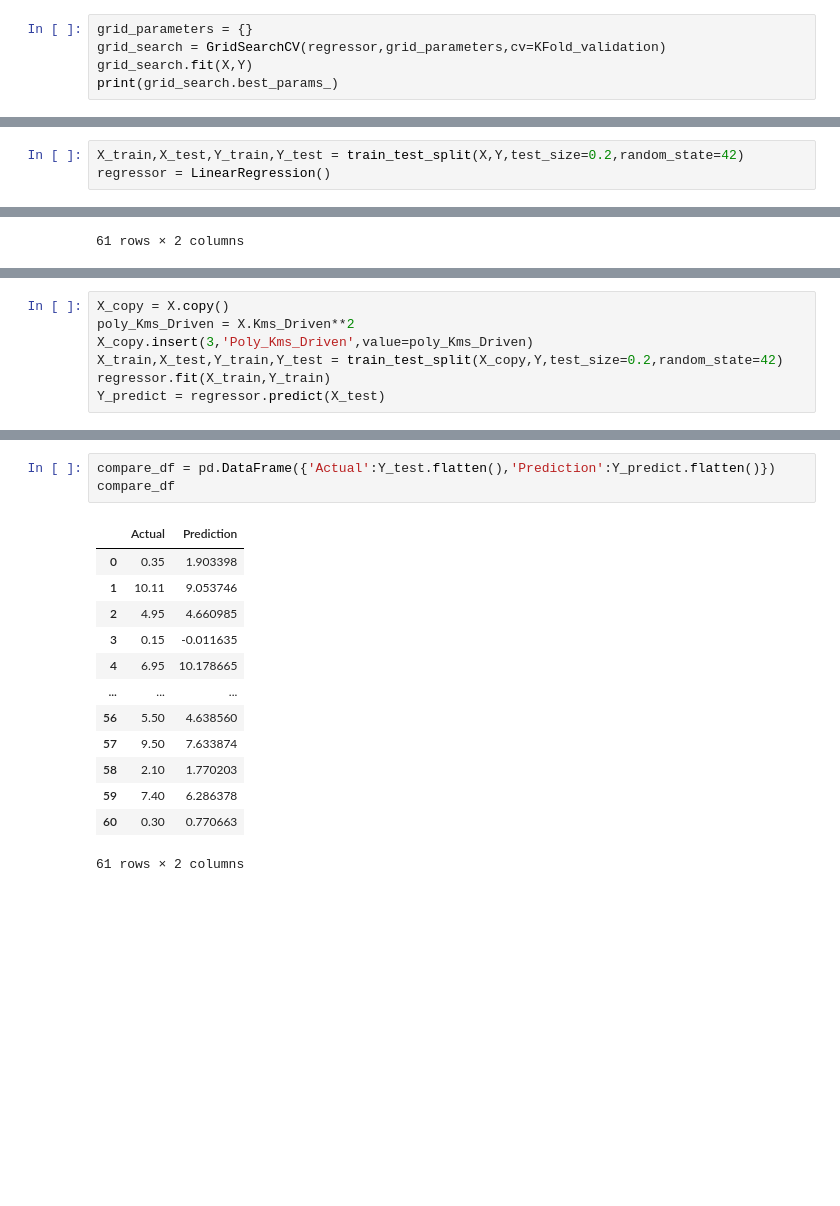
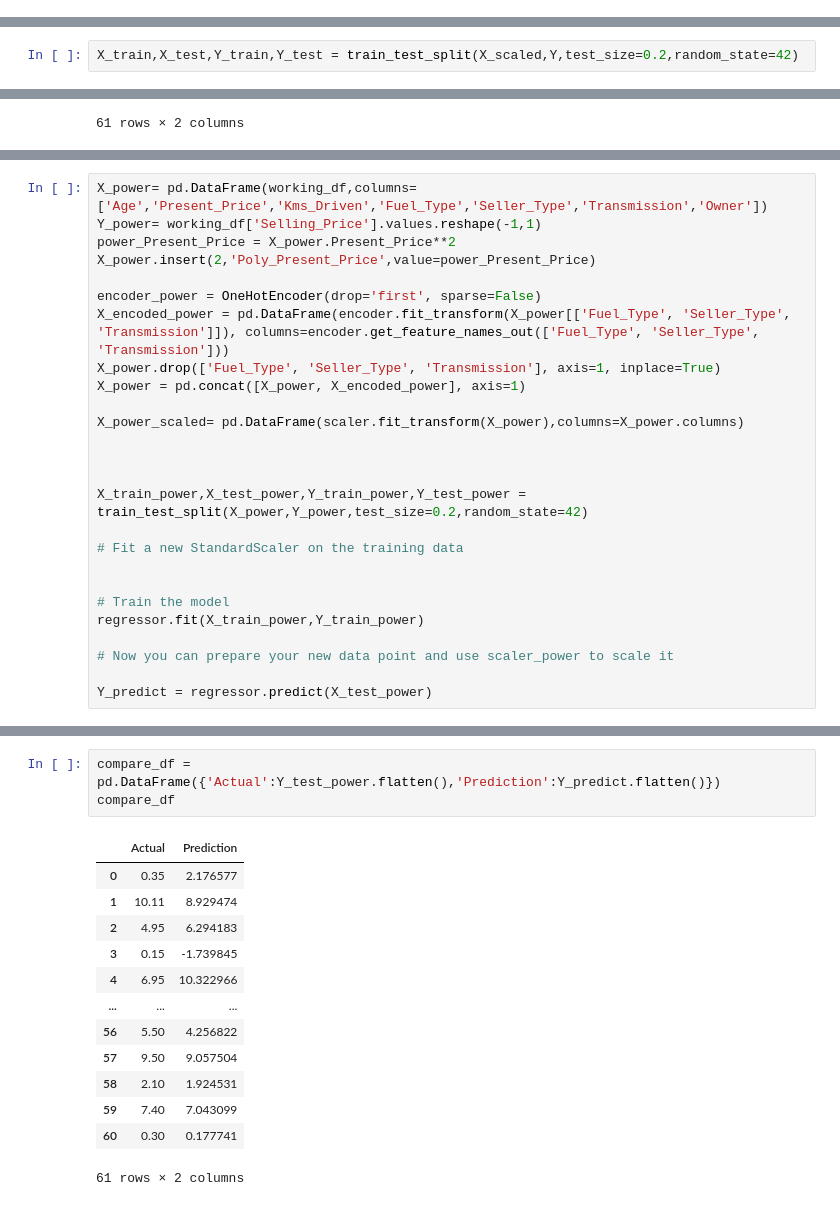
Before and after one commit to sntk-76/car-price-estimation-, a Jupyter notebook: car_estimation_price.ipynb, the cells around one changed output, grey strips where cells are left out. Cells and saved outputs as stored; diff of their text form; blank space fills up the shorter version.

```diff
--- a/car_estimation_price.ipynb
+++ b/car_estimation_price.ipynb
@@ -144,5 +160,0 @@ print(np.mean(result_1))
-# %%
-grid_parameters = {}
-grid_search = GridSearchCV(regressor,grid_parameters,cv=KFold_validation)
-grid_search.fit(X,Y)
-print(grid_search.best_params_)
@@ -151,6 +161,5 @@ print(grid_search.best_params_)
 # %%
-X_train,X_test,Y_train,Y_test = train_test_split(X,Y,test_size=0.2,random_state=42)
-regressor = LinearRegression()
+X_train,X_test,Y_train,Y_test = train_test_split(X_scaled,Y,test_size=0.2,random_state=42)
 # %%
 regressor.fit(X_train,Y_train)
 result_2 = regressor.score(X_test,Y_test)
@@ -224,8 +233,27 @@ R2 Score:  0.8489813024897566
-# %%
-X_copy = X.copy()
-poly_Kms_Driven = X.Kms_Driven**2
-X_copy.insert(3,'Poly_Kms_Driven',value=poly_Kms_Driven)
-X_train,X_test,Y_train,Y_test = train_test_split(X_copy,Y,test_size=0.2,random_state=42)
-regressor.fit(X_train,Y_train)
-Y_predict = regressor.predict(X_test)
+# %%
+X_power= pd.DataFrame(working_df,columns=['Age','Present_Price','Kms_Driven','Fuel_Type','Seller_Type','Transmission','Owner'])
+Y_power= working_df['Selling_Price'].values.reshape(-1,1)
+power_Present_Price = X_power.Present_Price**2
+X_power.insert(2,'Poly_Present_Price',value=power_Present_Price)
+
+encoder_power = OneHotEncoder(drop='first', sparse=False)
+X_encoded_power = pd.DataFrame(encoder.fit_transform(X_power[['Fuel_Type', 'Seller_Type', 'Transmission']]), columns=encoder.get_feature_names_out(['Fuel_Type', 'Seller_Type', 'Transmission']))
+X_power.drop(['Fuel_Type', 'Seller_Type', 'Transmission'], axis=1, inplace=True)
+X_power = pd.concat([X_power, X_encoded_power], axis=1)
+
+X_power_scaled= pd.DataFrame(scaler.fit_transform(X_power),columns=X_power.columns)
+
+
+
+X_train_power,X_test_power,Y_train_power,Y_test_power = train_test_split(X_power,Y_power,test_size=0.2,random_state=42)
+
+# Fit a new StandardScaler on the training data
+
+
+# Train the model
+regressor.fit(X_train_power,Y_train_power)
+
+# Now you can prepare your new data point and use scaler_power to scale it
+
+Y_predict = regressor.predict(X_test_power)
 # %%
@@ -248,18 +276,18 @@ Intercept is equal to : [2.75074196] and Coefficient is equal to : [[-3.42511421
 # %%
-compare_df = pd.DataFrame({'Actual':Y_test.flatten(),'Prediction':Y_predict.flatten()})
+compare_df = pd.DataFrame({'Actual':Y_test_power.flatten(),'Prediction':Y_predict.flatten()})
 compare_df
 # %% [output]
 |  | Actual | Prediction |
-| 0 | 0.35 | 1.903398 |
-| 1 | 10.11 | 9.053746 |
-| 2 | 4.95 | 4.660985 |
-| 3 | 0.15 | -0.011635 |
-| 4 | 6.95 | 10.178665 |
+| 0 | 0.35 | 2.176577 |
+| 1 | 10.11 | 8.929474 |
+| 2 | 4.95 | 6.294183 |
+| 3 | 0.15 | -1.739845 |
+| 4 | 6.95 | 10.322966 |
 | ... | ... | ... |
-| 56 | 5.50 | 4.638560 |
-| 57 | 9.50 | 7.633874 |
-| 58 | 2.10 | 1.770203 |
-| 59 | 7.40 | 6.286378 |
-| 60 | 0.30 | 0.770663 |
+| 56 | 5.50 | 4.256822 |
+| 57 | 9.50 | 9.057504 |
+| 58 | 2.10 | 1.924531 |
+| 59 | 7.40 | 7.043099 |
+| 60 | 0.30 | 0.177741 |
 61 rows × 2 columns
 # %%
```
Also changed, not shown: parts of 22 cells of this notebook, 1 other file.
